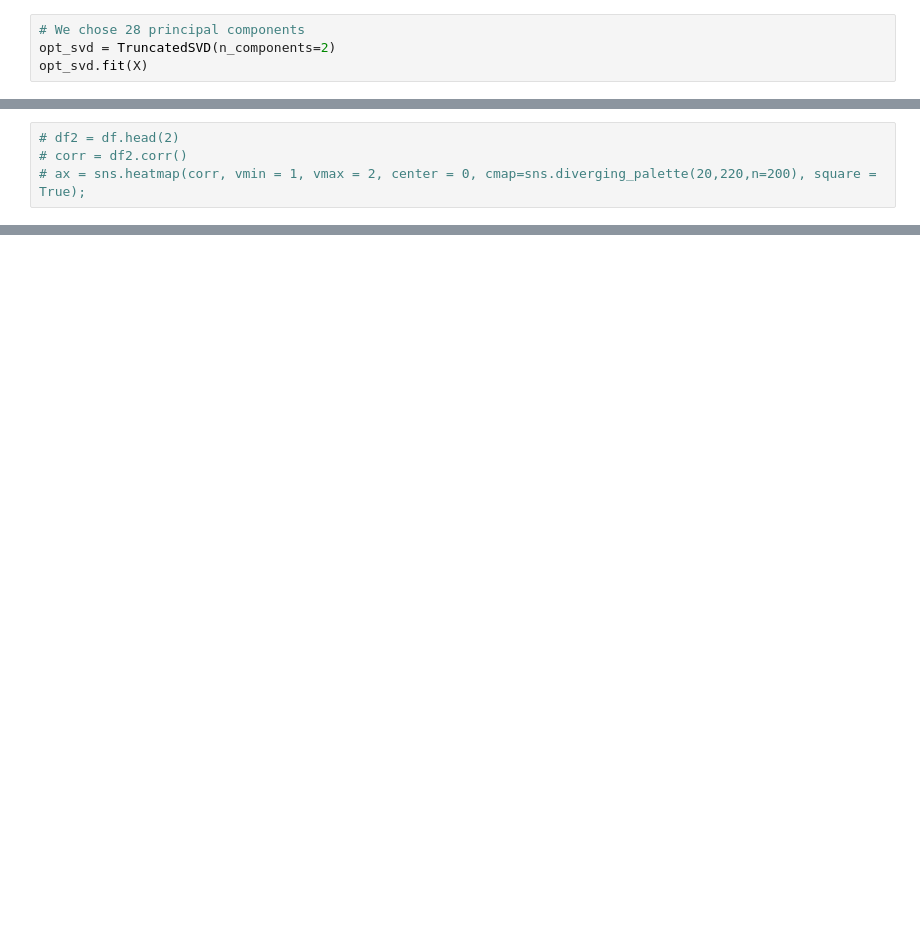
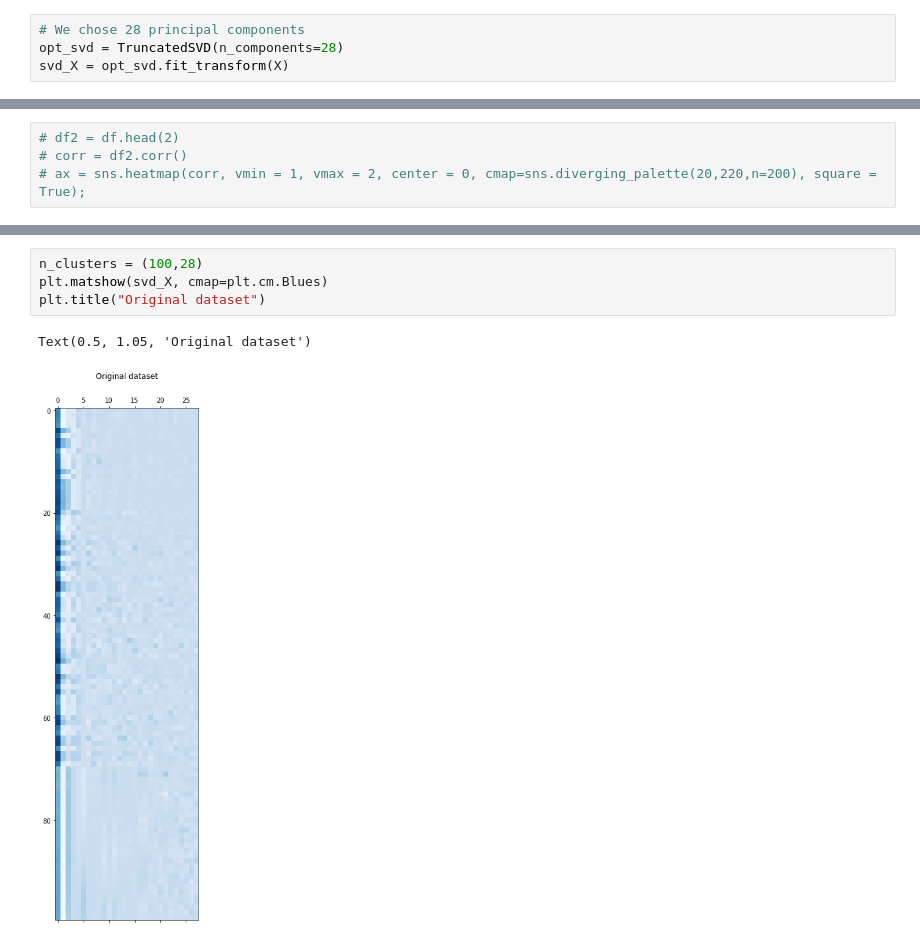
Before and after one commit to brendanwliu/joke_recommender, a Jupyter notebook: methods-visuals.ipynb, the cells around one changed output, grey strips where cells are left out. Drawn from its saved outputs; the diff is of its cells as text; blank space fills up the shorter version.

```diff
--- a/methods-visuals.ipynb
+++ b/methods-visuals.ipynb
@@ -91,5 +103,5 @@ np.where(np.logical_and (evr_sum > 0.79, evr_sum < 0.81))
 (array([25, 26, 27, 28, 29, 30]),)
 # %%
 # We chose 28 principal components
-opt_svd = TruncatedSVD(n_components=2)
-opt_svd.fit(X)
+opt_svd = TruncatedSVD(n_components=28)
+svd_X = opt_svd.fit_transform(X)
@@ -102,0 +129,7 @@ TruncatedSVD(algorithm='randomized', n_components=2, n_iter=5,
+# %%
+n_clusters = (100,28)
+plt.matshow(svd_X, cmap=plt.cm.Blues)
+plt.title("Original dataset")
+# %% [output]
+Text(0.5, 1.05, 'Original dataset')
+[figure, added]
```
Also changed, not shown: parts of 13 cells of this notebook.
